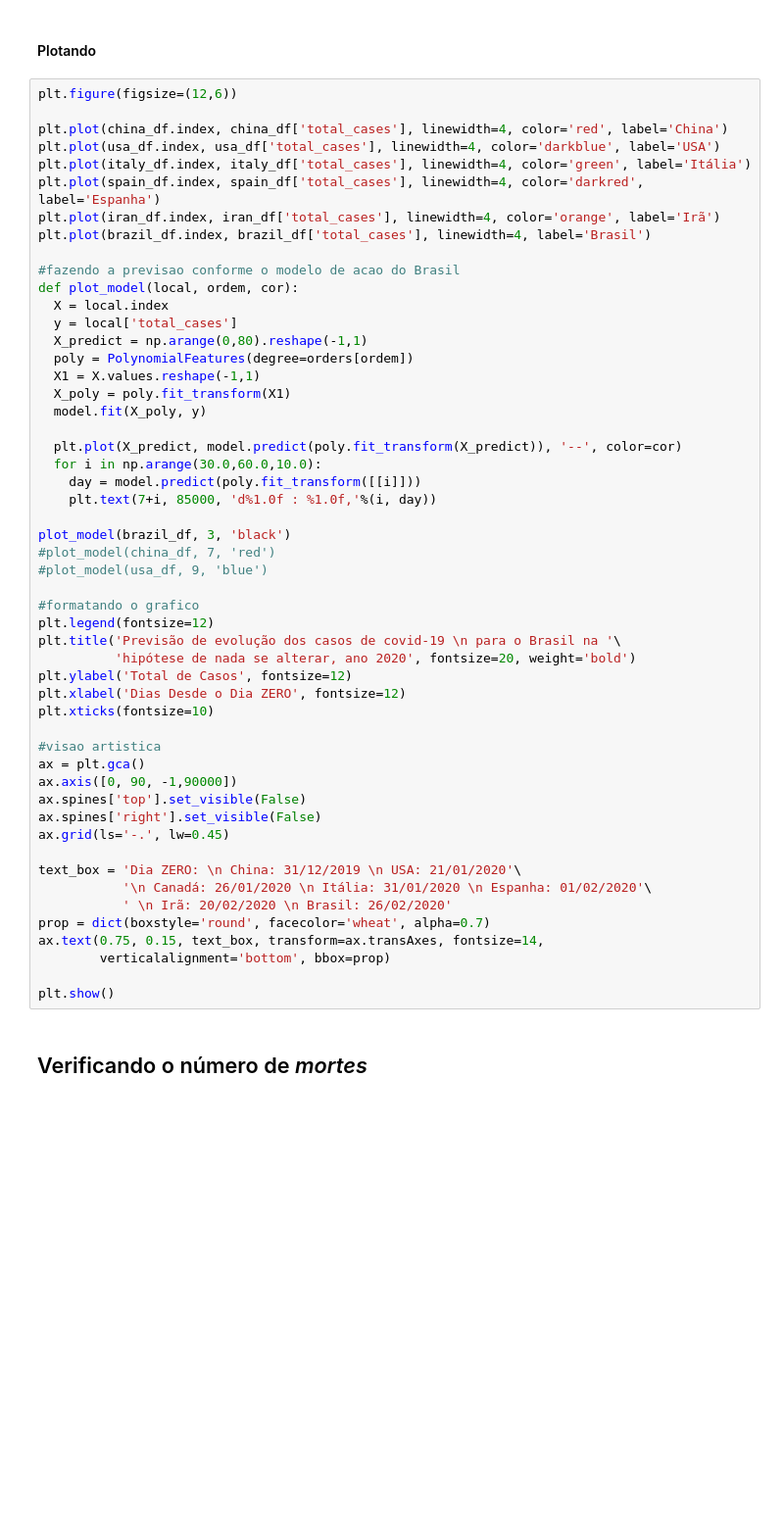
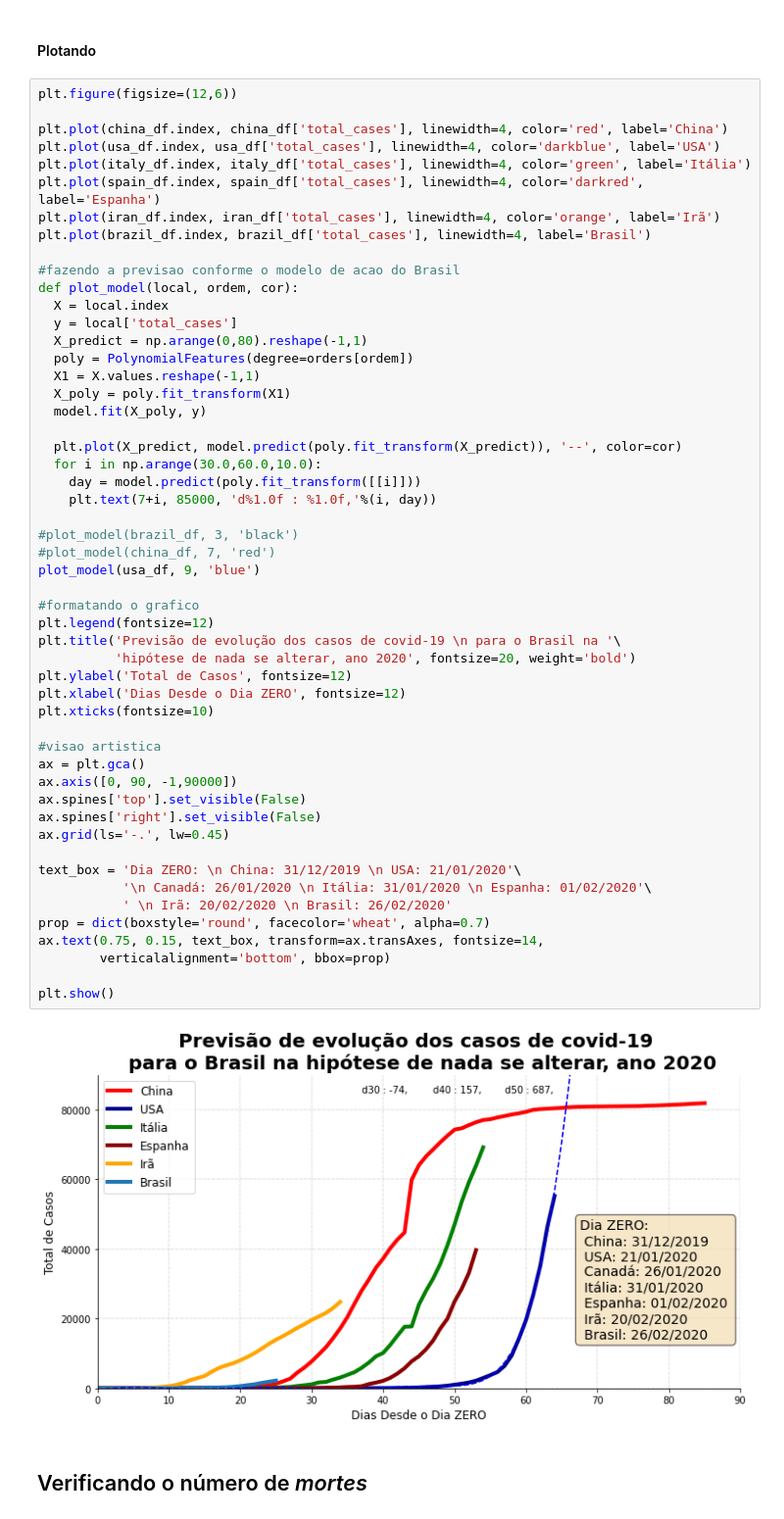
Before and after one commit to OliveiraVinic/covid19.pyhton.analysis, a Jupyter notebook: covid19_script.ipynb, the cells around one changed output. Shown at 98% size. Cells and saved outputs as stored; diff of their text form; blank space fills up the shorter version.

```diff
--- a/covid19_script.ipynb
+++ b/covid19_script.ipynb
@@ -197,35 +216,37 @@ def plot_model(local, ordem, cor):
   plt.plot(X_predict, model.predict(poly.fit_transform(X_predict)), '--', color=cor)
   for i in np.arange(30.0,60.0,10.0):
     day = model.predict(poly.fit_transform([[i]]))
     plt.text(7+i, 85000, 'd%1.0f : %1.0f,'%(i, day))
 
-plot_model(brazil_df, 3, 'black')
+#plot_model(brazil_df, 3, 'black')
 #plot_model(china_df, 7, 'red')
-#plot_model(usa_df, 9, 'blue')
+plot_model(usa_df, 9, 'blue')
 
 #formatando o grafico
 plt.legend(fontsize=12)
 plt.title('Previsão de evolução dos casos de covid-19 \n para o Brasil na '\
           'hipótese de nada se alterar, ano 2020', fontsize=20, weight='bold')
 plt.ylabel('Total de Casos', fontsize=12)
 plt.xlabel('Dias Desde o Dia ZERO', fontsize=12)
 plt.xticks(fontsize=10)
 
 #visao artistica
 ax = plt.gca()
 ax.axis([0, 90, -1,90000])
 ax.spines['top'].set_visible(False)
 ax.spines['right'].set_visible(False)
 ax.grid(ls='-.', lw=0.45)
 
 text_box = 'Dia ZERO: \n China: 31/12/2019 \n USA: 21/01/2020'\
            '\n Canadá: 26/01/2020 \n Itália: 31/01/2020 \n Espanha: 01/02/2020'\
            ' \n Irã: 20/02/2020 \n Brasil: 26/02/2020'
 prop = dict(boxstyle='round', facecolor='wheat', alpha=0.7)
 ax.text(0.75, 0.15, text_box, transform=ax.transAxes, fontsize=14,
         verticalalignment='bottom', bbox=prop)
 
 plt.show()
+# %% [output]
+[figure, added]
 # %% [markdown]
 ## Verificando o número de *mortes*
 # %% [markdown]
```
Also changed, not shown: parts of 10 cells of this notebook, 4 other files.
